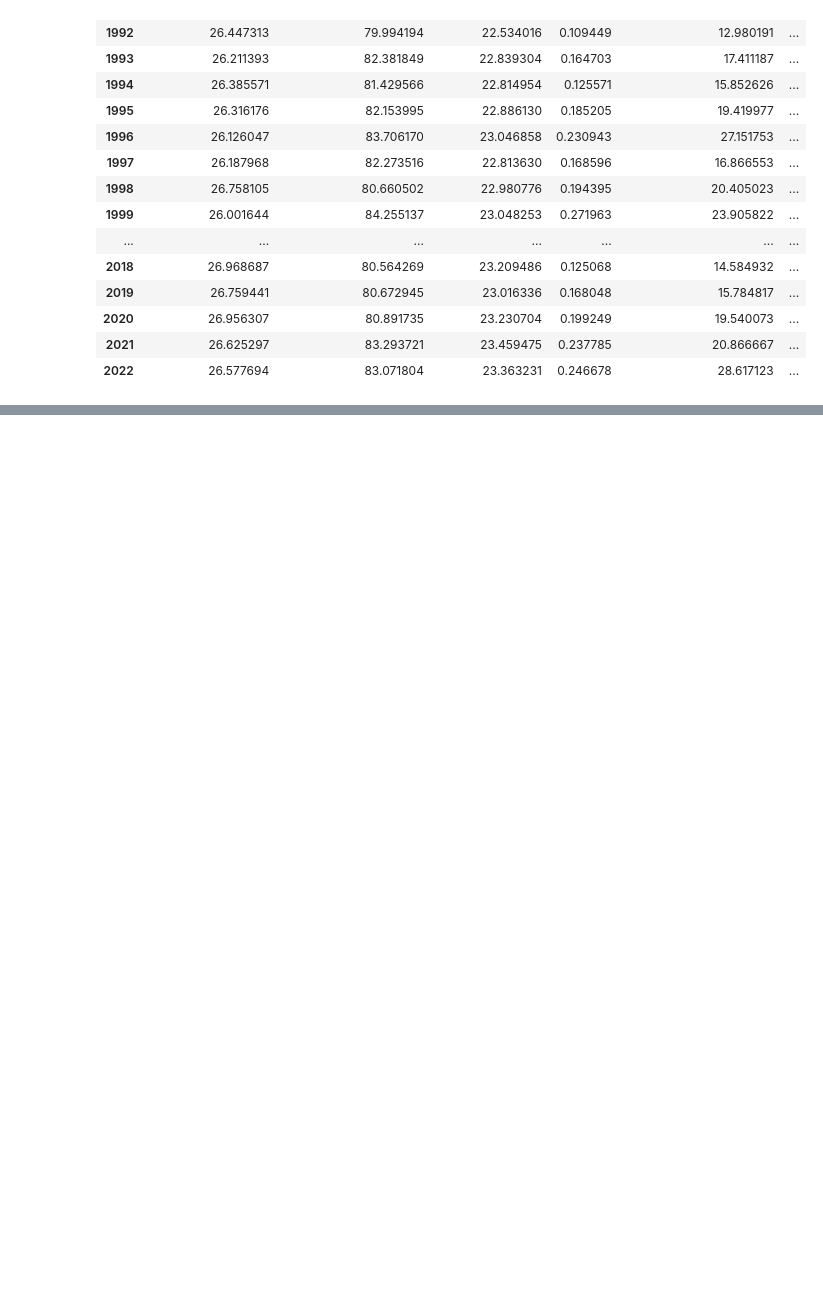
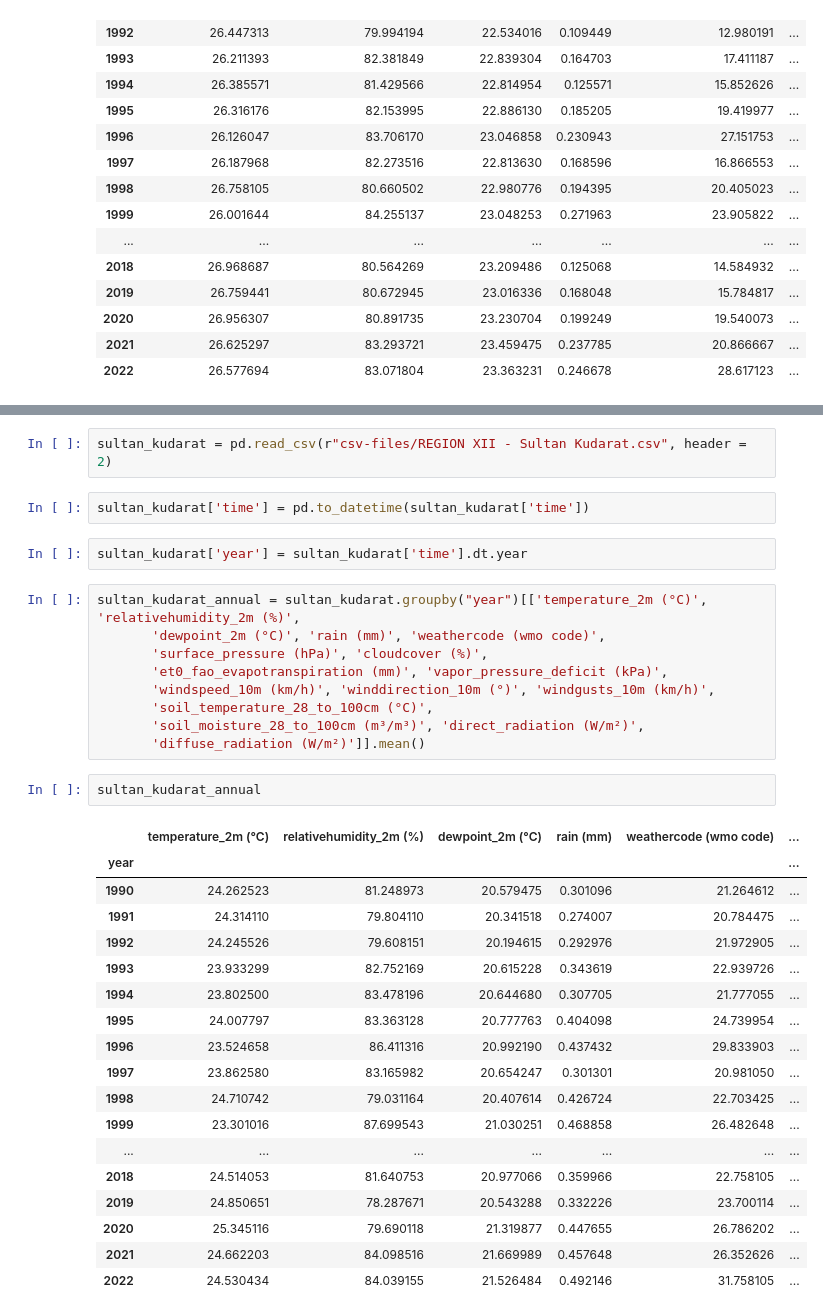
Before and after one commit to darahmanayaga/thesis-2, a Jupyter notebook: historical-data-hourly-to-annual.ipynb, the cells around one changed output, grey strips where cells are left out. Saved outputs shown, nothing was run; the diff lists cells and outputs as text; blank space fills up the shorter version.

```diff
--- a/historical-data-hourly-to-annual.ipynb
+++ b/historical-data-hourly-to-annual.ipynb
@@ -233,0 +314,36 @@ davao_city_annual
+# %%
+sultan_kudarat = pd.read_csv(r"csv-files/REGION XII - Sultan Kudarat.csv", header = 2)
+# %%
+sultan_kudarat['time'] = pd.to_datetime(sultan_kudarat['time'])
+# %%
+sultan_kudarat['year'] = sultan_kudarat['time'].dt.year
+# %%
+sultan_kudarat_annual = sultan_kudarat.groupby("year")[['temperature_2m (°C)', 'relativehumidity_2m (%)',
+       'dewpoint_2m (°C)', 'rain (mm)', 'weathercode (wmo code)',
+       'surface_pressure (hPa)', 'cloudcover (%)',
+       'et0_fao_evapotranspiration (mm)', 'vapor_pressure_deficit (kPa)',
+       'windspeed_10m (km/h)', 'winddirection_10m (°)', 'windgusts_10m (km/h)',
+       'soil_temperature_28_to_100cm (°C)',
+       'soil_moisture_28_to_100cm (m³/m³)', 'direct_radiation (W/m²)',
+       'diffuse_radiation (W/m²)']].mean()
+# %%
+sultan_kudarat_annual
+# %% [output]
+|  | temperature_2m (°C) | relativehumidity_2m (%) | dewpoint_2m (°C) | rain (mm) | weathercode (wmo code) | ... |
+| year |  |  |  |  |  | ... |
+| 1990 | 24.262523 | 81.248973 | 20.579475 | 0.301096 | 21.264612 | ... |
+| 1991 | 24.314110 | 79.804110 | 20.341518 | 0.274007 | 20.784475 | ... |
+| 1992 | 24.245526 | 79.608151 | 20.194615 | 0.292976 | 21.972905 | ... |
+| 1993 | 23.933299 | 82.752169 | 20.615228 | 0.343619 | 22.939726 | ... |
+| 1994 | 23.802500 | 83.478196 | 20.644680 | 0.307705 | 21.777055 | ... |
+| 1995 | 24.007797 | 83.363128 | 20.777763 | 0.404098 | 24.739954 | ... |
+| 1996 | 23.524658 | 86.411316 | 20.992190 | 0.437432 | 29.833903 | ... |
+| 1997 | 23.862580 | 83.165982 | 20.654247 | 0.301301 | 20.981050 | ... |
+| 1998 | 24.710742 | 79.031164 | 20.407614 | 0.426724 | 22.703425 | ... |
+| 1999 | 23.301016 | 87.699543 | 21.030251 | 0.468858 | 26.482648 | ... |
+| ... | ... | ... | ... | ... | ... | ... |
+| 2018 | 24.514053 | 81.640753 | 20.977066 | 0.359966 | 22.758105 | ... |
+| 2019 | 24.850651 | 78.287671 | 20.543288 | 0.332226 | 23.700114 | ... |
+| 2020 | 25.345116 | 79.690118 | 21.319877 | 0.447655 | 26.786202 | ... |
+| 2021 | 24.662203 | 84.098516 | 21.669989 | 0.457648 | 26.352626 | ... |
+| 2022 | 24.530434 | 84.039155 | 21.526484 | 0.492146 | 31.758105 | ... |
```
Also changed, not shown: parts of 20 cells of this notebook.
